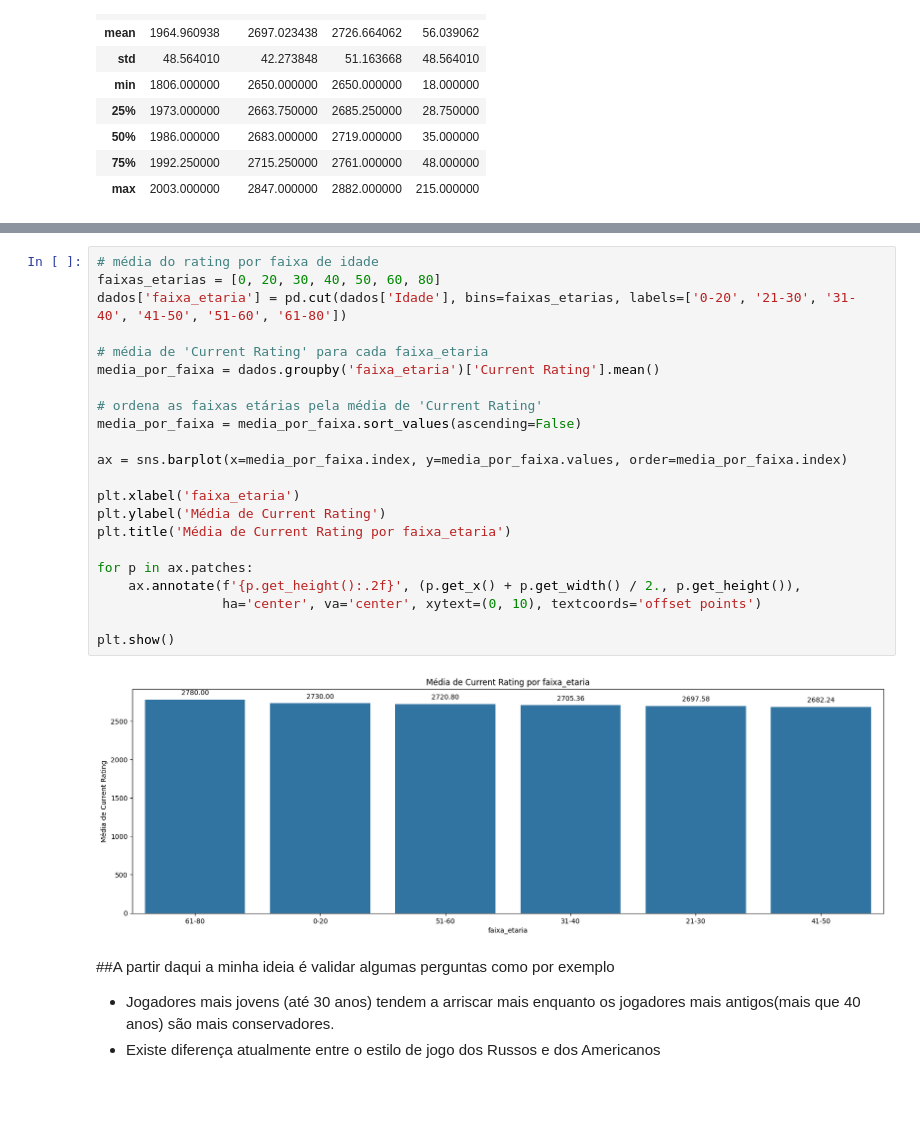
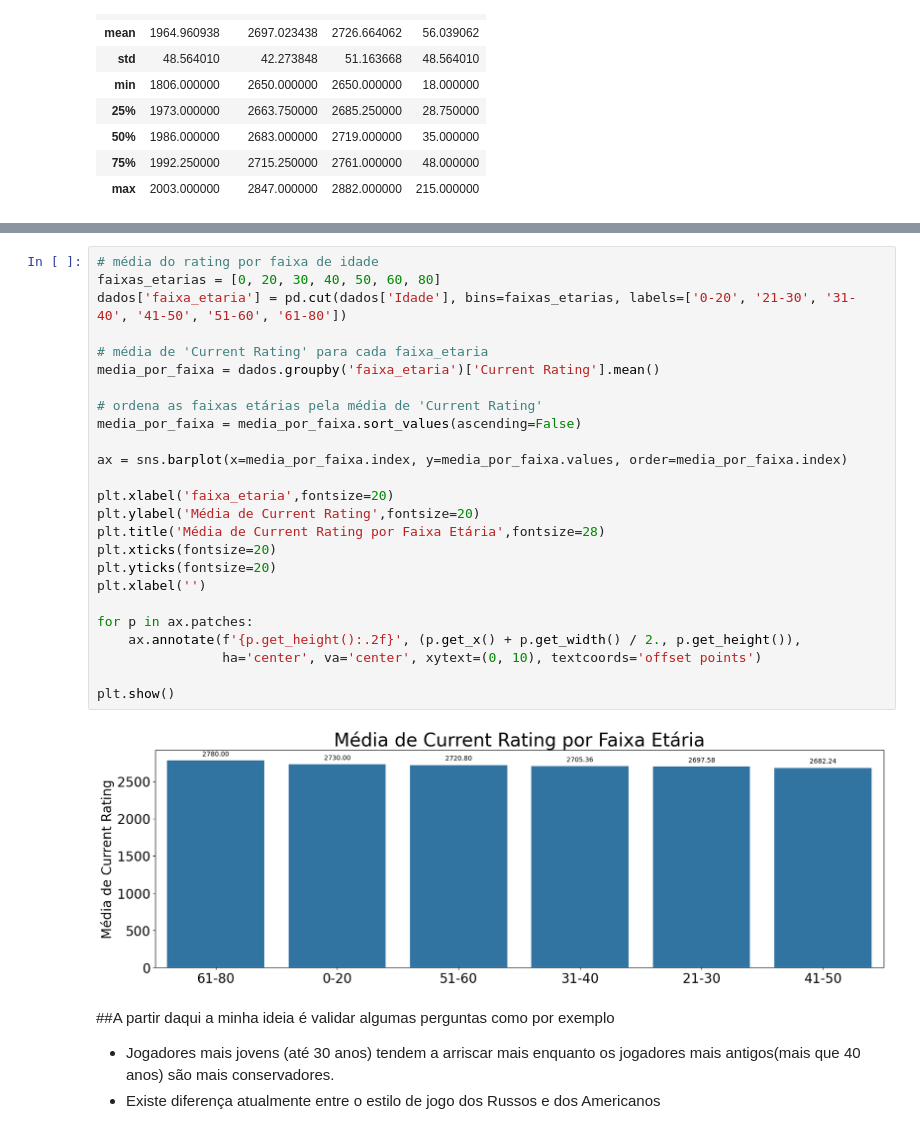
Before and after one commit to PeronxD/Python, a Jupyter notebook: análises_chess.ipynb, the cells around one changed output, grey strips where cells are left out. Drawn from its saved outputs; the diff is of its cells as text; blank space fills up the shorter version.

```diff
--- a/análises_chess.ipynb
+++ b/análises_chess.ipynb
@@ -178,27 +183,30 @@ plt.show()
 # %%
 # média do rating por faixa de idade
 faixas_etarias = [0, 20, 30, 40, 50, 60, 80]
 dados['faixa_etaria'] = pd.cut(dados['Idade'], bins=faixas_etarias, labels=['0-20', '21-30', '31-40', '41-50', '51-60', '61-80'])
 
 # média de 'Current Rating' para cada faixa_etaria
 media_por_faixa = dados.groupby('faixa_etaria')['Current Rating'].mean()
 
 # ordena as faixas etárias pela média de 'Current Rating'
 media_por_faixa = media_por_faixa.sort_values(ascending=False)
 
 ax = sns.barplot(x=media_por_faixa.index, y=media_por_faixa.values, order=media_por_faixa.index)
 
-plt.xlabel('faixa_etaria')
-plt.ylabel('Média de Current Rating')
-plt.title('Média de Current Rating por faixa_etaria')
+plt.xlabel('faixa_etaria',fontsize=20)
+plt.ylabel('Média de Current Rating',fontsize=20)
+plt.title('Média de Current Rating por Faixa Etária',fontsize=28)
+plt.xticks(fontsize=20)
+plt.yticks(fontsize=20)
+plt.xlabel('')
 
 for p in ax.patches:
     ax.annotate(f'{p.get_height():.2f}', (p.get_x() + p.get_width() / 2., p.get_height()),
                 ha='center', va='center', xytext=(0, 10), textcoords='offset points')
 
 plt.show()
 # %% [output]
-[figure, old version]
+[figure, new version]
 # %% [markdown]
 ##A partir daqui a minha ideia é validar algumas perguntas como por exemplo
 
```
Also changed, not shown: parts of 4 cells of this notebook.
